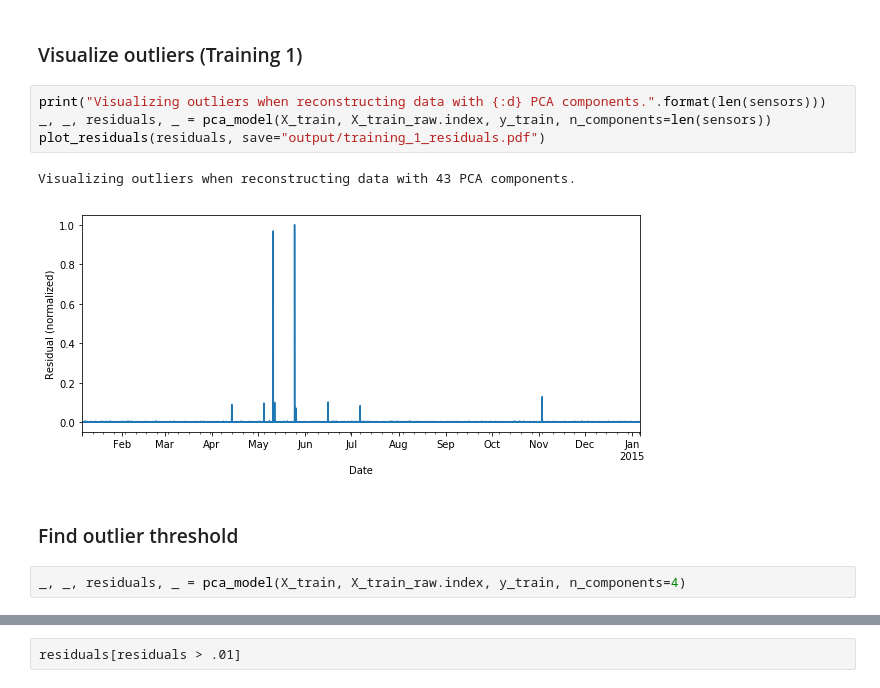
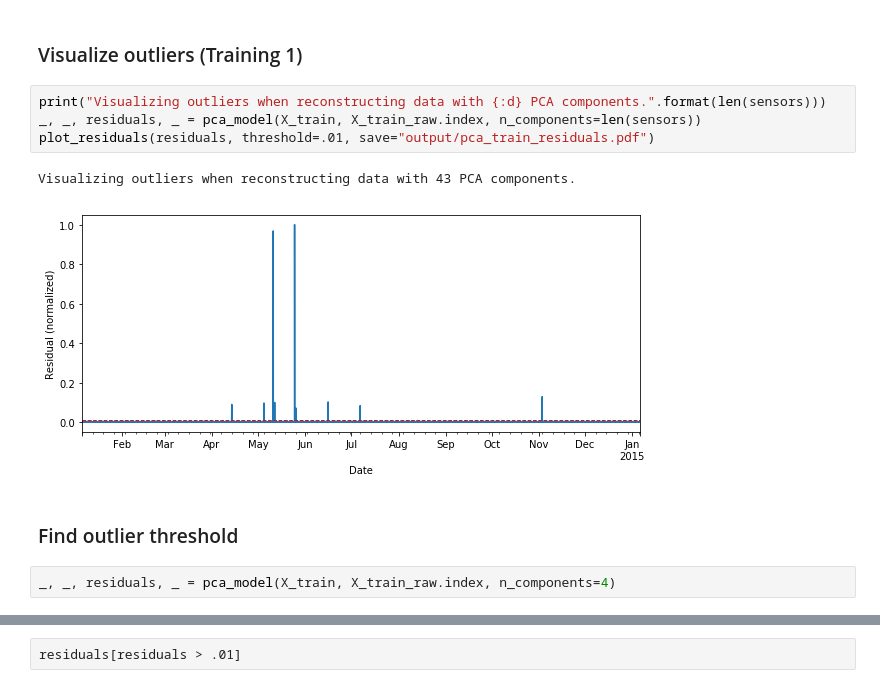
Before and after one commit to Lingygao/cyberdata, a Jupyter notebook: Lab 2/4. PCA/4.1 PCA Analysis.ipynb, the cells around one changed output, grey strips where cells are left out. Saved outputs shown, nothing was run; the diff lists cells and outputs as text.

```diff
--- a/Lab 2/4. PCA/4.1 PCA Analysis.ipynb
+++ b/Lab 2/4. PCA/4.1 PCA Analysis.ipynb
@@ -34,15 +34,15 @@ plot_variance(*variance, save="output/pca_variance.pdf")
 ### Visualize outliers (Training 1)
 # %%
 print("Visualizing outliers when reconstructing data with {:d} PCA components.".format(len(sensors)))
-_, _, residuals, _ = pca_model(X_train, X_train_raw.index, y_train, n_components=len(sensors))
-plot_residuals(residuals, save="output/training_1_residuals.pdf")
+_, _, residuals, _ = pca_model(X_train, X_train_raw.index, n_components=len(sensors))
+plot_residuals(residuals, threshold=.01, save="output/pca_train_residuals.pdf")
 # %% [output]
 Visualizing outliers when reconstructing data with 43 PCA components.
-[figure, old version]
+[figure, new version]
 # %% [markdown]
 ### Find outlier threshold
 # %%
-_, _, residuals, _ = pca_model(X_train, X_train_raw.index, y_train, n_components=4)
+_, _, residuals, _ = pca_model(X_train, X_train_raw.index, n_components=4)
 # %%
 sorted(residuals, reverse=True)[:25]
 # %% [output]
```
Also changed, not shown: parts of 2 cells of this notebook, 12 other files.
